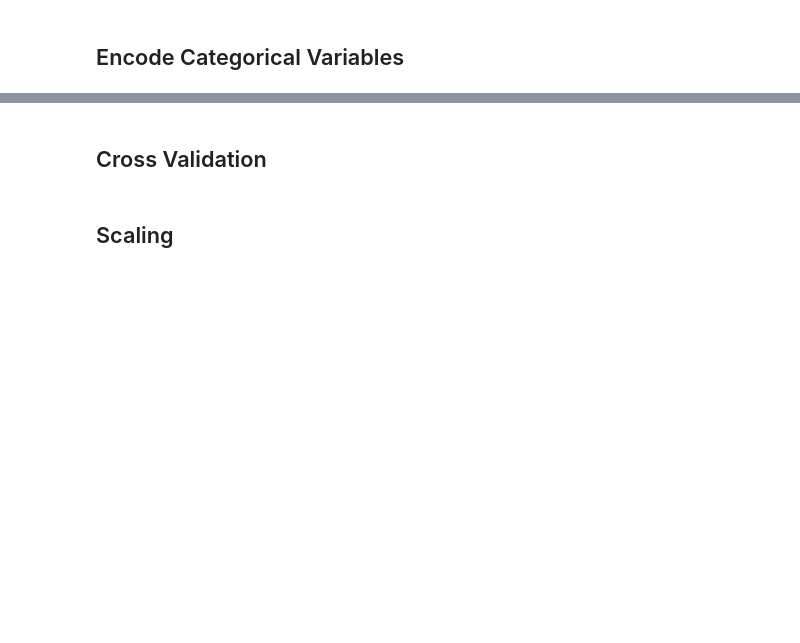
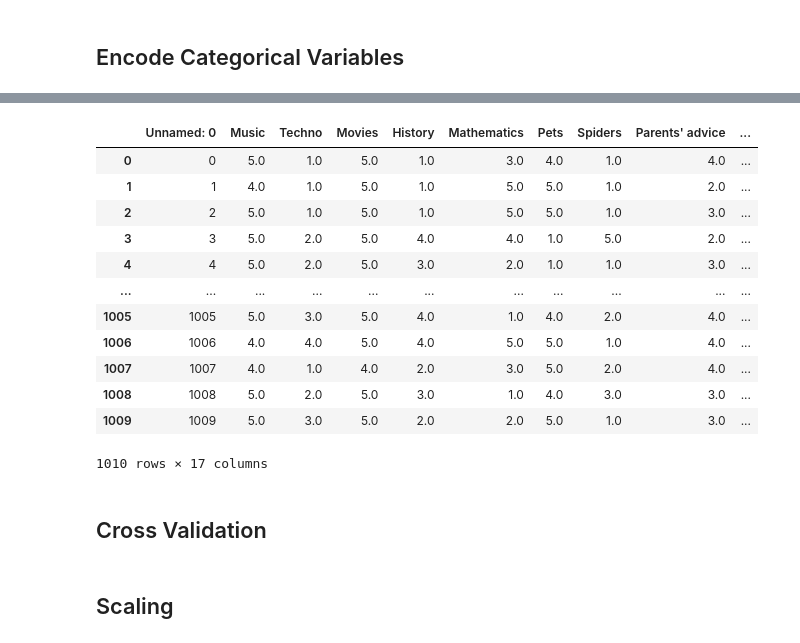
Before and after one commit to dustyshaw/machine-learning, a Jupyter notebook: projects/project1.ipynb, the cells around one changed output, grey strips where cells are left out. Drawn from its saved outputs; the diff is of its cells as text; code cells hidden in the pictures; blank space fills up the shorter version.

```diff
--- a/projects/project1.ipynb
+++ b/projects/project1.ipynb
@@ -108,3 +226,33 @@ dtype: float64
+# %%
+# map Internet usage from low to high
+def ordinal_encode(x,col):
+    order = {
+        'no time at all':0,
+        np.nan:0,
+        'less than an hour a day':1,
+        'few hours a day':2,
+        'most of the day':3
+    }
+    x[col] = x[col].map(order)
+    return x
+# %%
+data = ordinal_encode(data, col="Internet usage")
+# %%
+display(data)
+# %% [output]
+|  | Unnamed: 0 | Music | Techno | Movies | History | Mathematics | Pets | Spiders | Parents' advice | ... |
+| 0 | 0 | 5.0 | 1.0 | 5.0 | 1.0 | 3.0 | 4.0 | 1.0 | 4.0 | ... |
+| 1 | 1 | 4.0 | 1.0 | 5.0 | 1.0 | 5.0 | 5.0 | 1.0 | 2.0 | ... |
+| 2 | 2 | 5.0 | 1.0 | 5.0 | 1.0 | 5.0 | 5.0 | 1.0 | 3.0 | ... |
+| 3 | 3 | 5.0 | 2.0 | 5.0 | 4.0 | 4.0 | 1.0 | 5.0 | 2.0 | ... |
+| 4 | 4 | 5.0 | 2.0 | 5.0 | 3.0 | 2.0 | 1.0 | 1.0 | 3.0 | ... |
+| ... | ... | ... | ... | ... | ... | ... | ... | ... | ... | ... |
+| 1005 | 1005 | 5.0 | 3.0 | 5.0 | 4.0 | 1.0 | 4.0 | 2.0 | 4.0 | ... |
+| 1006 | 1006 | 4.0 | 4.0 | 5.0 | 4.0 | 5.0 | 5.0 | 1.0 | 4.0 | ... |
+| 1007 | 1007 | 4.0 | 1.0 | 4.0 | 2.0 | 3.0 | 5.0 | 2.0 | 4.0 | ... |
+| 1008 | 1008 | 5.0 | 2.0 | 5.0 | 3.0 | 1.0 | 4.0 | 3.0 | 3.0 | ... |
+| 1009 | 1009 | 5.0 | 3.0 | 5.0 | 2.0 | 2.0 | 5.0 | 1.0 | 3.0 | ... |
+1010 rows × 17 columns
 # %% [markdown]
 ## Cross Validation
 # %% [markdown]
```
Also changed, not shown: parts of 12 cells of this notebook.
